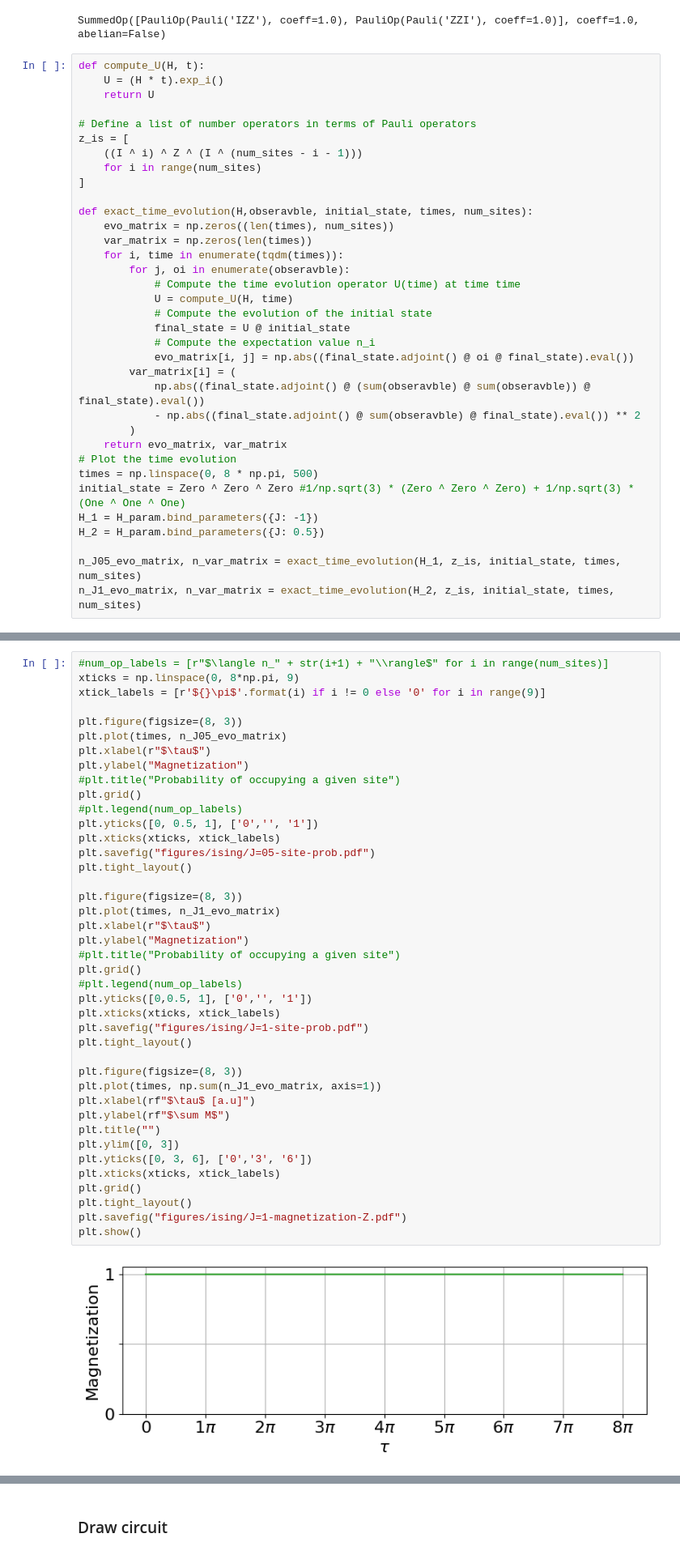
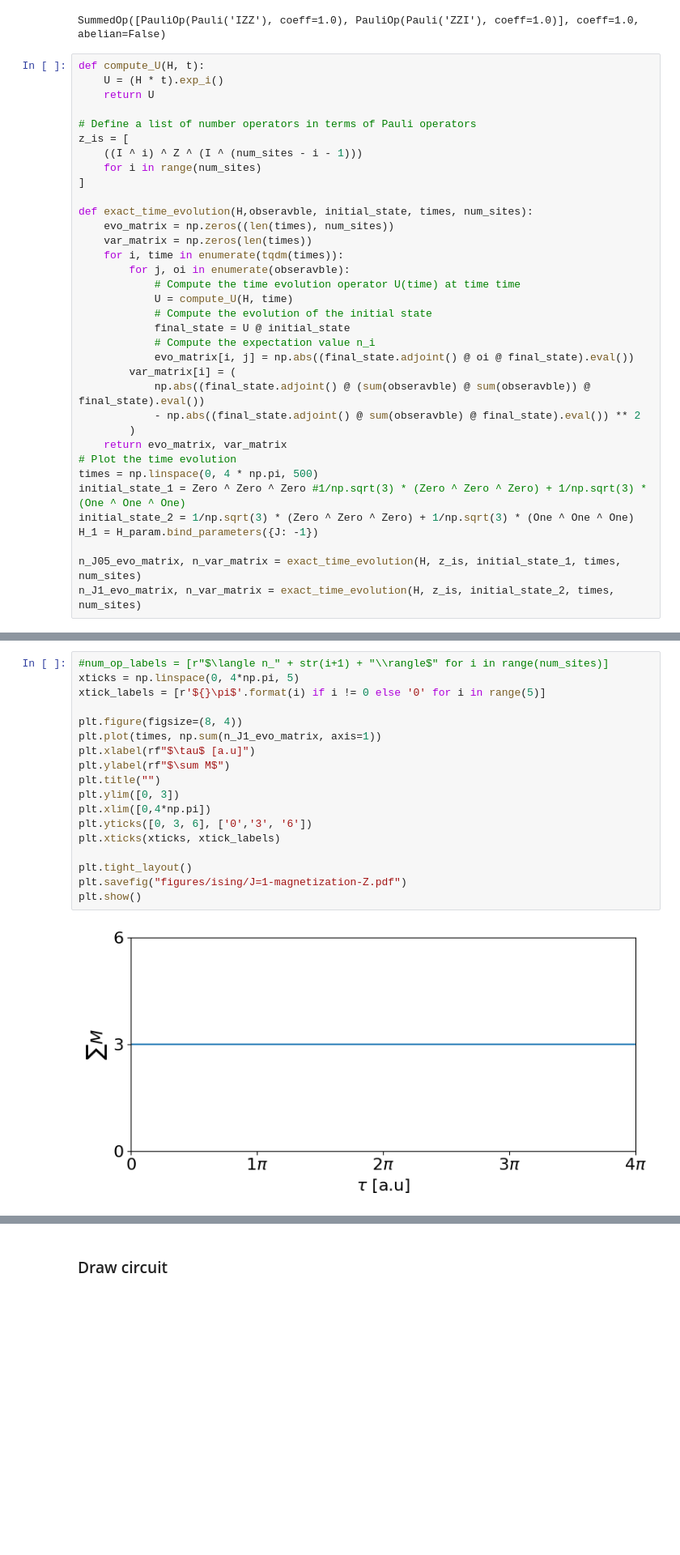
Before and after one commit to oscartq/qsim_mzm, a Jupyter notebook: tight-binding-chain/qsim-ising.ipynb, the cells around one changed output, grey strips where cells are left out. Shown at 81% size. Saved outputs shown, nothing was run; the diff lists cells and outputs as text; blank space fills up the shorter version.

```diff
--- a/tight-binding-chain/qsim-ising.ipynb
+++ b/tight-binding-chain/qsim-ising.ipynb
@@ -63,10 +63,10 @@ def exact_time_evolution(H,obseravble, initial_state, times, num_sites):
         )
     return evo_matrix, var_matrix
 # Plot the time evolution
-times = np.linspace(0, 8 * np.pi, 500)
-initial_state = Zero ^ Zero ^ Zero #1/np.sqrt(3) * (Zero ^ Zero ^ Zero) + 1/np.sqrt(3) * (One ^ One ^ One)
+times = np.linspace(0, 4 * np.pi, 500)
+initial_state_1 = Zero ^ Zero ^ Zero #1/np.sqrt(3) * (Zero ^ Zero ^ Zero) + 1/np.sqrt(3) * (One ^ One ^ One)
+initial_state_2 = 1/np.sqrt(3) * (Zero ^ Zero ^ Zero) + 1/np.sqrt(3) * (One ^ One ^ One)
 H_1 = H_param.bind_parameters({J: -1})
-H_2 = H_param.bind_parameters({J: 0.5})
 
-n_J05_evo_matrix, n_var_matrix = exact_time_evolution(H_1, z_is, initial_state, times, num_sites)
-n_J1_evo_matrix, n_var_matrix = exact_time_evolution(H_2, z_is, initial_state, times, num_sites)
+n_J05_evo_matrix, n_var_matrix = exact_time_evolution(H, z_is, initial_state_1, times, num_sites)
+n_J1_evo_matrix, n_var_matrix = exact_time_evolution(H, z_is, initial_state_2, times, num_sites)
@@ -73,43 +107,20 @@ n_J1_evo_matrix, n_var_matrix = exact_time_evolution(H_2, z_is, initial_state, t
 # %%
 #num_op_labels = [r"$\langle n_" + str(i+1) + "\\rangle$" for i in range(num_sites)]
-xticks = np.linspace(0, 8*np.pi, 9)
-xtick_labels = [r'${}\pi$'.format(i) if i != 0 else '0' for i in range(9)]
+xticks = np.linspace(0, 4*np.pi, 5)
+xtick_labels = [r'${}\pi$'.format(i) if i != 0 else '0' for i in range(5)]
 
-plt.figure(figsize=(8, 3))
-plt.plot(times, n_J05_evo_matrix)
-plt.xlabel(r"$\tau$")
-plt.ylabel("Magnetization")
-#plt.title("Probability of occupying a given site")
-plt.grid()
-#plt.legend(num_op_labels)
-plt.yticks([0, 0.5, 1], ['0','', '1'])
-plt.xticks(xticks, xtick_labels)
-plt.savefig("figures/ising/J=05-site-prob.pdf")
-plt.tight_layout()
-
-plt.figure(figsize=(8, 3))
-plt.plot(times, n_J1_evo_matrix)
-plt.xlabel(r"$\tau$")
-plt.ylabel("Magnetization")
-#plt.title("Probability of occupying a given site")
-plt.grid()
-#plt.legend(num_op_labels)
-plt.yticks([0,0.5, 1], ['0','', '1'])
-plt.xticks(xticks, xtick_labels)
-plt.savefig("figures/ising/J=1-site-prob.pdf")
-plt.tight_layout()
-
-plt.figure(figsize=(8, 3))
+plt.figure(figsize=(8, 4))
 plt.plot(times, np.sum(n_J1_evo_matrix, axis=1))
 plt.xlabel(rf"$\tau$ [a.u]")
 plt.ylabel(rf"$\sum M$")
 plt.title("")
 plt.ylim([0, 3])
+plt.xlim([0,4*np.pi])
 plt.yticks([0, 3, 6], ['0','3', '6'])
 plt.xticks(xticks, xtick_labels)
-plt.grid()
+
 plt.tight_layout()
 plt.savefig("figures/ising/J=1-magnetization-Z.pdf")
 plt.show()
 # %% [output]
-[figure, old version]
+[figure, new version]
```
Also changed, not shown: parts of 2 cells of this notebook, 12 other files.
